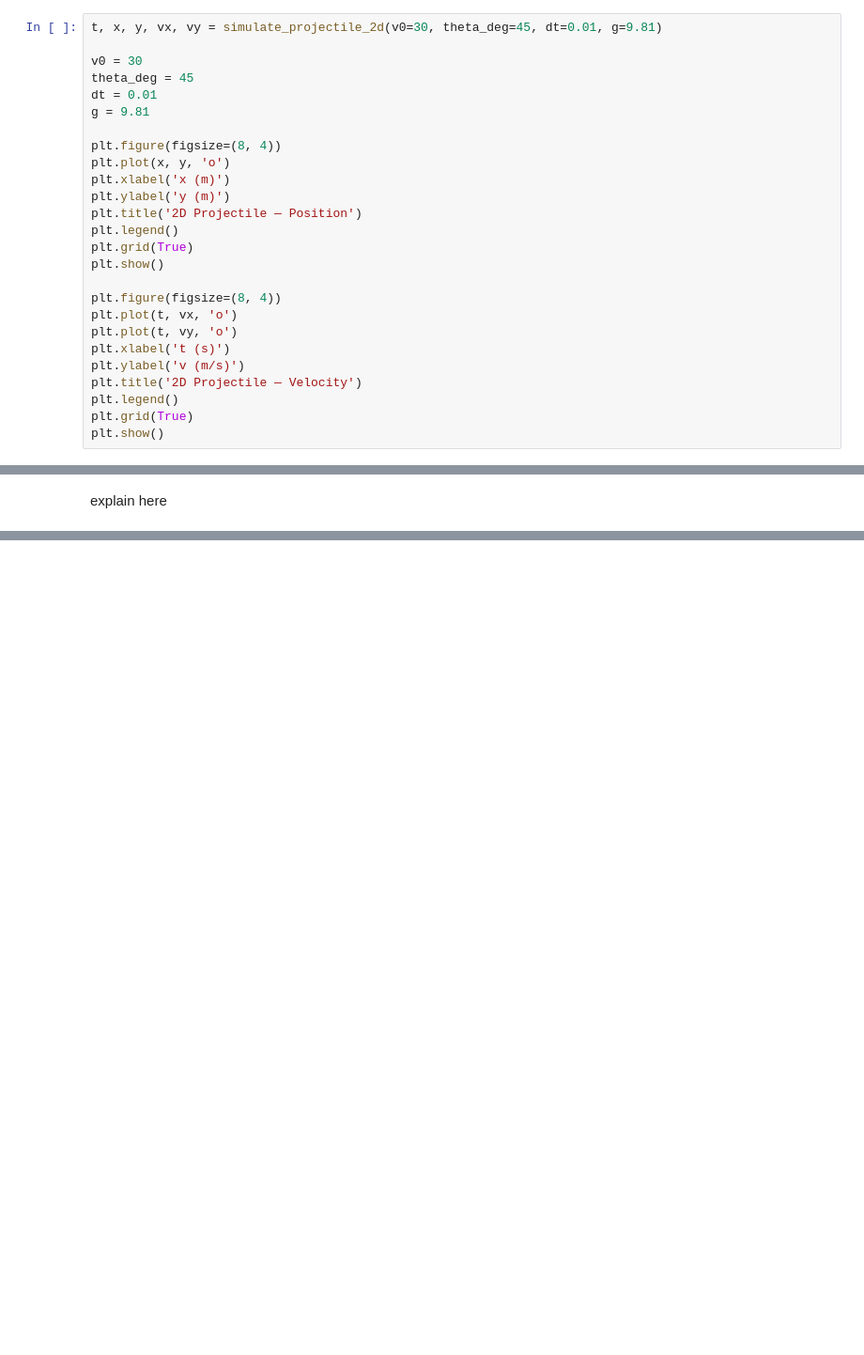
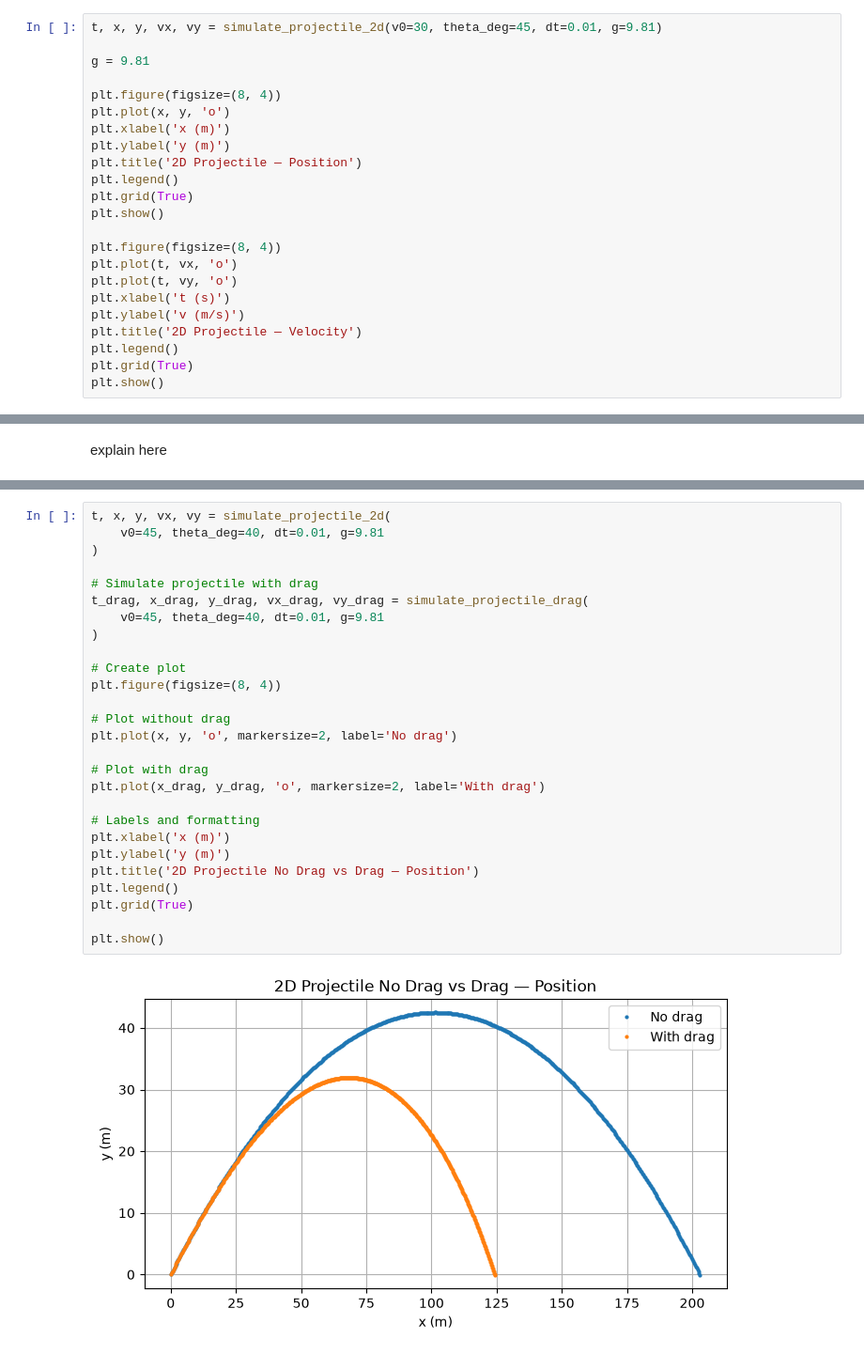
Before and after one commit to MattBaller/phys311, a Jupyter notebook: labs/lab01/lab01_projectile.ipynb, the cells around one changed output, grey strips where cells are left out. Shown at 94% size. Saved outputs shown, nothing was run; the diff lists cells and outputs as text; blank space fills up the shorter version.

```diff
--- a/labs/lab01/lab01_projectile.ipynb
+++ b/labs/lab01/lab01_projectile.ipynb
@@ -109,9 +121,6 @@ def simulate_projectile_2d(v0, theta_deg, dt, g=9.81):
 # %%
 t, x, y, vx, vy = simulate_projectile_2d(v0=30, theta_deg=45, dt=0.01, g=9.81)
 
-v0 = 30
-theta_deg = 45
-dt = 0.01
 g = 9.81
 
 plt.figure(figsize=(8, 4))
@@ -142,0 +237,29 @@ explain here
+# %%
+t, x, y, vx, vy = simulate_projectile_2d(
+    v0=45, theta_deg=40, dt=0.01, g=9.81
+)
+
+# Simulate projectile with drag
+t_drag, x_drag, y_drag, vx_drag, vy_drag = simulate_projectile_drag(
+    v0=45, theta_deg=40, dt=0.01, g=9.81
+)
+
+# Create plot
+plt.figure(figsize=(8, 4))
+
+# Plot without drag
+plt.plot(x, y, 'o', markersize=2, label='No drag')
+
+# Plot with drag
+plt.plot(x_drag, y_drag, 'o', markersize=2, label='With drag')
+
+# Labels and formatting
+plt.xlabel('x (m)')
+plt.ylabel('y (m)')
+plt.title('2D Projectile No Drag vs Drag — Position')
+plt.legend()
+plt.grid(True)
+
+plt.show()
+# %% [output]
+[figure, added]
```
Also changed, not shown: parts of 10 cells of this notebook.
